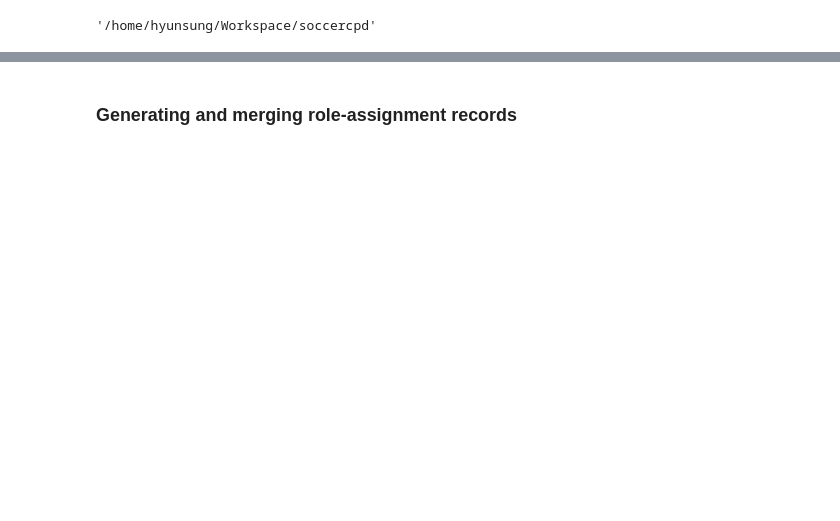
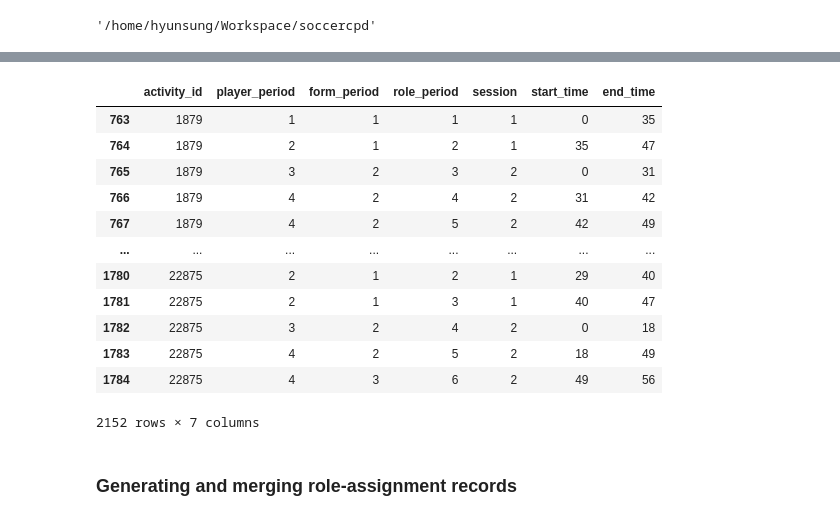
Before and after one commit to pientist/soccercpd, a Jupyter notebook: src/data_wrangler.ipynb, the cells around one changed output, grey strips where cells are left out. Cells and saved outputs as stored; diff of their text form; code cells hidden in the pictures; blank space fills up the shorter version.

```diff
--- a/src/0_data_wrangler.ipynb
+++ b/src/data_wrangler.ipynb
@@ -52,0 +53,46 @@ form_periods
+# %%
+role_period_cols = [
+    LABEL_ACTIVITY_ID, LABEL_PLAYER_PERIOD, LABEL_FORM_PERIOD, LABEL_ROLE_PERIOD,
+    LABEL_SESSION, LABEL_START_TIME, LABEL_END_TIME
+]
+activity_records = pd.read_csv('data/activity_records.csv', header=0, encoding='utf-8-sig')
+form_periods = pd.read_pickle('data/form_periods.pkl')
+# %%
+def generate_role_period_records(fgp_file, formcpd_type='gseg_avg'):
+    activity_id = int(fgp_file.split('.')[0])
+    fgp_path = f'data/{formcpd_type}/fgp/{fgp_file}'
+    fgp_df = pd.read_csv(fgp_path, header=0, encoding='utf-8-sig')
+
+    grouped = fgp_df.groupby(LABEL_ROLE_PERIOD)
+    match_role_periods = grouped.first()[
+        [LABEL_PLAYER_PERIOD, LABEL_FORM_PERIOD, LABEL_SESSION, LABEL_GAMETIME]
+    ]
+    match_role_periods[LABEL_ACTIVITY_ID] = activity_id
+    match_role_periods[LABEL_START_TIME] = match_role_periods[LABEL_GAMETIME].apply(lambda x: int(x[:2]))
+    match_role_periods[LABEL_END_TIME] = grouped[LABEL_GAMETIME].last().apply(lambda x: int(x[:2]))
+    match_role_periods.reset_index(inplace=True)
+
+    return match_role_periods[role_period_cols]
+# %%
+formcpd_type = 'gseg_avg'
+fgp_files = os.listdir(f'data/{formcpd_type}/fgp')
+role_period_list = Parallel(n_jobs=50)(
+    delayed(generate_role_period_records)(f, formcpd_type) for f in tqdm(fgp_files)
+)
+role_periods = pd.concat(role_period_list, axis=0, ignore_index=True).astype(int)
+role_periods.sort_values([LABEL_ACTIVITY_ID, LABEL_ROLE_PERIOD], inplace=True)
+role_periods
+# %% [output]
+|  | activity_id | player_period | form_period | role_period | session | start_time | end_time |
+| 763 | 1879 | 1 | 1 | 1 | 1 | 0 | 35 |
+| 764 | 1879 | 2 | 1 | 2 | 1 | 35 | 47 |
+| 765 | 1879 | 3 | 2 | 3 | 2 | 0 | 31 |
+| 766 | 1879 | 4 | 2 | 4 | 2 | 31 | 42 |
+| 767 | 1879 | 4 | 2 | 5 | 2 | 42 | 49 |
+| ... | ... | ... | ... | ... | ... | ... | ... |
+| 1780 | 22875 | 2 | 1 | 2 | 1 | 29 | 40 |
+| 1781 | 22875 | 2 | 1 | 3 | 1 | 40 | 47 |
+| 1782 | 22875 | 3 | 2 | 4 | 2 | 0 | 18 |
+| 1783 | 22875 | 4 | 2 | 5 | 2 | 18 | 49 |
+| 1784 | 22875 | 4 | 3 | 6 | 2 | 49 | 56 |
+2152 rows × 7 columns
```
Also changed, not shown: parts of 8 cells of this notebook, 6 other files.
